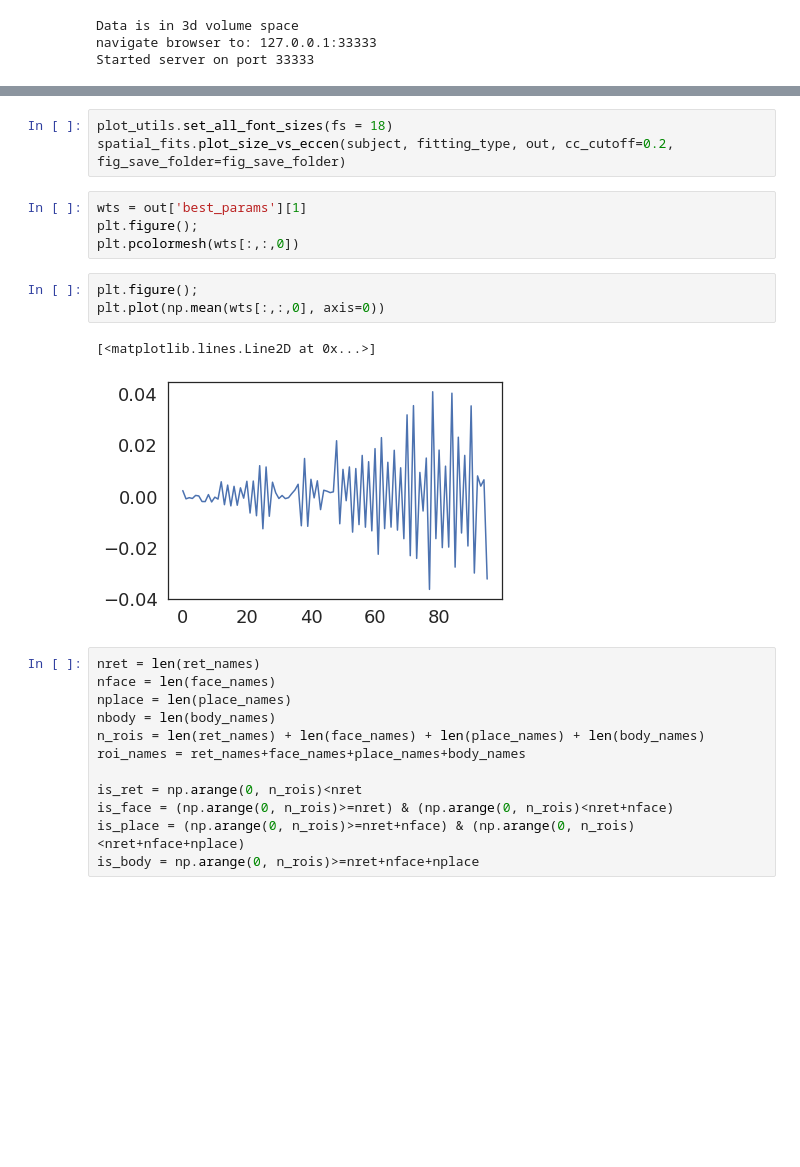
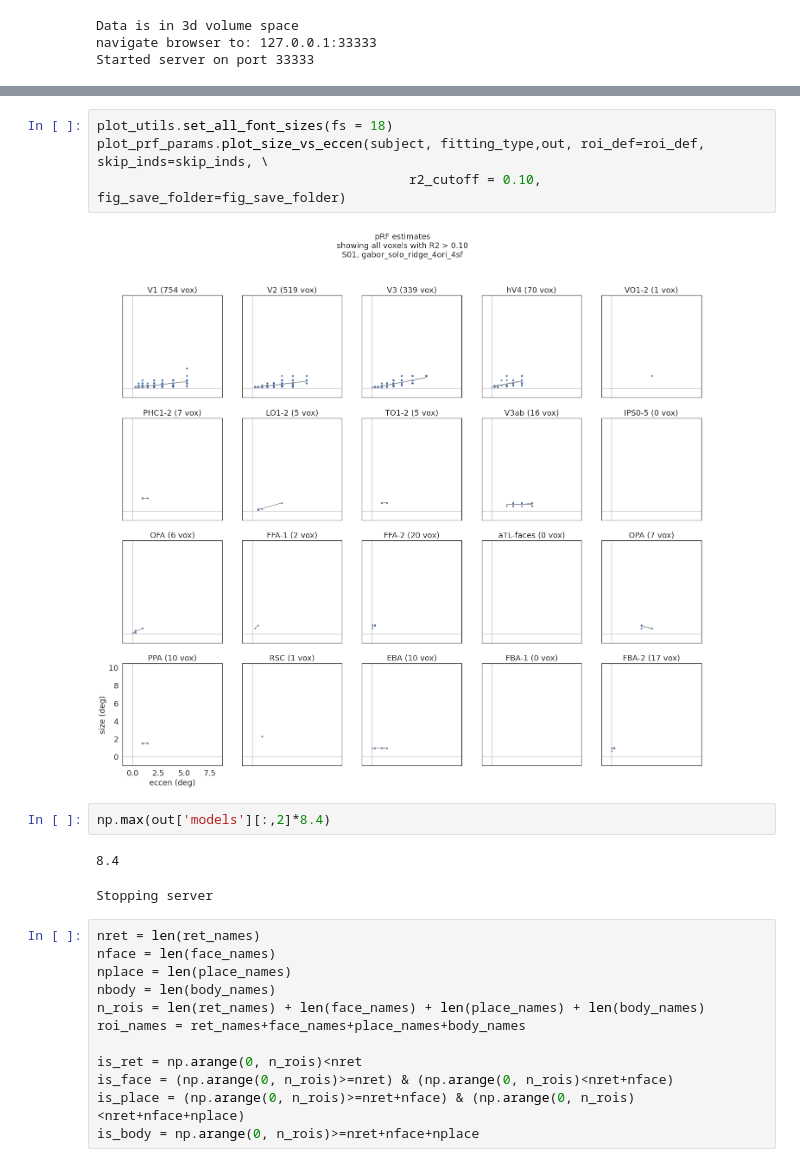
Before and after one commit to mmhenderson/modfit, a Jupyter notebook: notebooks/plot_results/plot_gabor_model.ipynb, the cells around one changed output, grey strips where cells are left out. Cells and saved outputs as stored; diff of their text form; blank space fills up the shorter version.

```diff
--- a/notebooks/plot_results/plot_gabor_model.ipynb
+++ b/notebooks/plot_results/plot_gabor_model.ipynb
@@ -77,16 +97,14 @@ NameError: name 'spatial_fits' is not defined
 # %%
 plot_utils.set_all_font_sizes(fs = 18)
-spatial_fits.plot_size_vs_eccen(subject, fitting_type, out, cc_cutoff=0.2, fig_save_folder=fig_save_folder)
+plot_prf_params.plot_size_vs_eccen(subject, fitting_type,out, roi_def=roi_def, skip_inds=skip_inds, \
+                                        r2_cutoff = 0.10, fig_save_folder=fig_save_folder)
+# %% [output]
+[figure, added]
-# %%
-wts = out['best_params'][1]
-plt.figure();
-plt.pcolormesh(wts[:,:,0])
-# %%
-plt.figure();
-plt.plot(np.mean(wts[:,:,0], axis=0))
-# %% [output]
-[<matplotlib.lines.Line2D at 0x...>]
-[figure, removed]
+# %%
+np.max(out['models'][:,2]*8.4)
+# %% [output]
+8.4
+Stopping server
 # %%
 nret = len(ret_names)
 nface = len(face_names)
```
Also changed, not shown: parts of 58 cells of this notebook, 3 other files.
